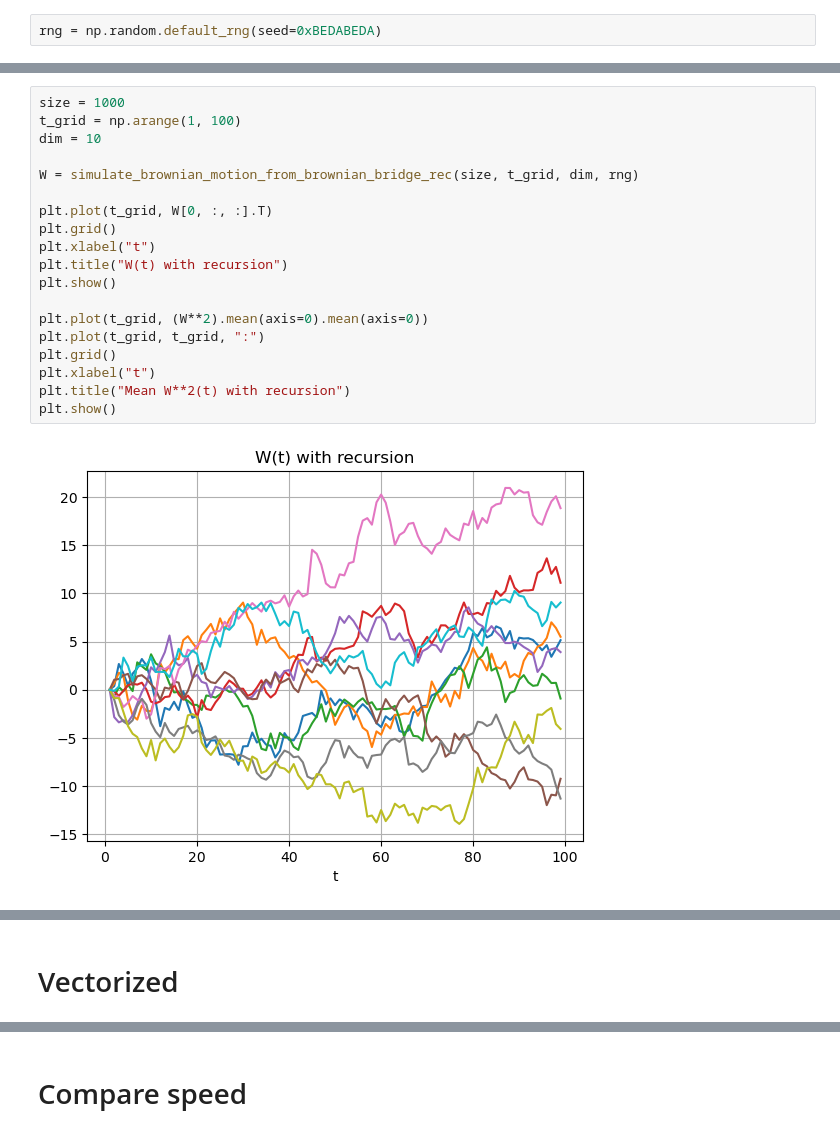
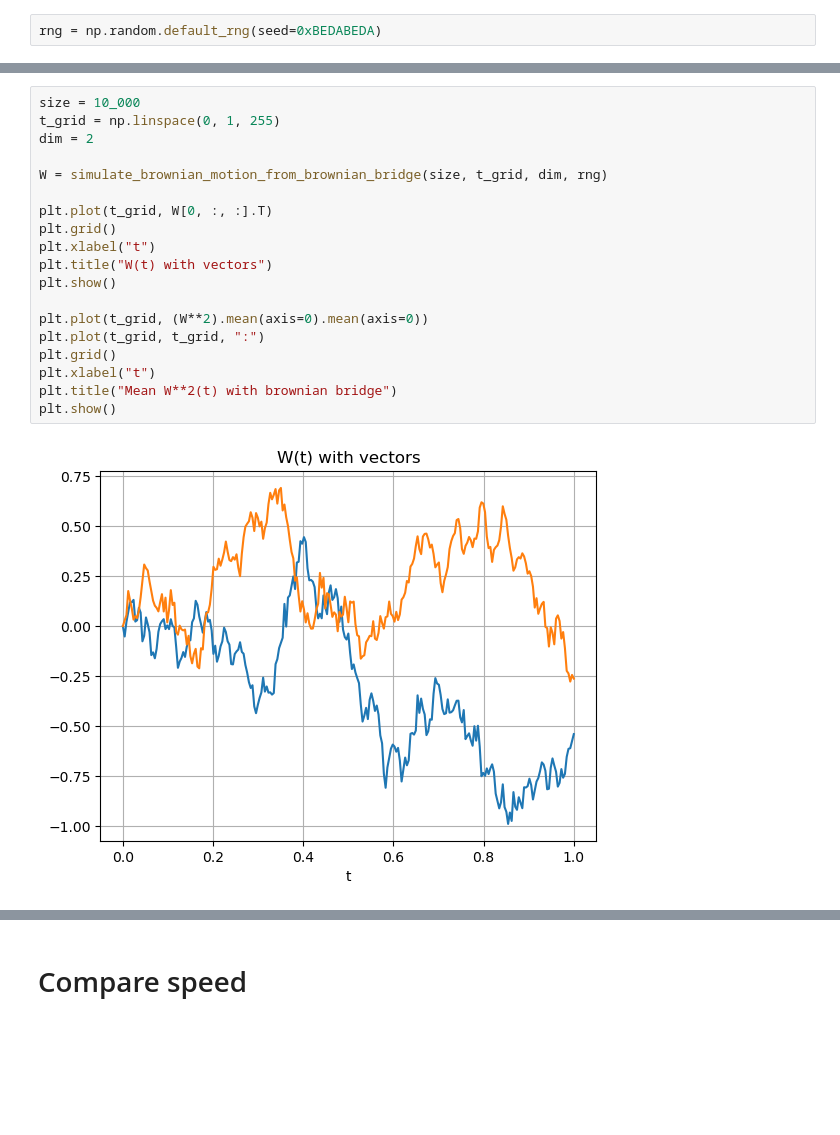
Before and after one commit to MrG1raffe/simulation, a Jupyter notebook: simulation/brownian_bridge_test.ipynb, the cells around one changed output, grey strips where cells are left out. Saved outputs shown, nothing was run; the diff lists cells and outputs as text; blank space fills up the shorter version.

```diff
--- a/simulation/brownian_bridge_test.ipynb
+++ b/simulation/brownian_bridge_test.ipynb
@@ -116,21 +17,21 @@ def simulate_brownian_motion_from_brownian_bridge_rec(
 # %%
-size = 1000
-t_grid = np.arange(1, 100)
-dim = 10
+size = 10_000
+t_grid = np.linspace(0, 1, 255)
+dim = 2
 
-W = simulate_brownian_motion_from_brownian_bridge_rec(size, t_grid, dim, rng)
+W = simulate_brownian_motion_from_brownian_bridge(size, t_grid, dim, rng)
 
 plt.plot(t_grid, W[0, :, :].T)
 plt.grid()
 plt.xlabel("t")
-plt.title("W(t) with recursion")
+plt.title("W(t) with vectors")
 plt.show()
 
 plt.plot(t_grid, (W**2).mean(axis=0).mean(axis=0))
 plt.plot(t_grid, t_grid, ":")
 plt.grid()
 plt.xlabel("t")
-plt.title("Mean W**2(t) with recursion")
+plt.title("Mean W**2(t) with brownian bridge")
 plt.show()
 # %% [output]
-[figure, old version]
+[figure, new version]
@@ -138,2 +38,0 @@ plt.show()
-# %% [markdown]
-# Vectorized
```
Also changed, not shown: parts of 14 cells of this notebook, 2 other files.
